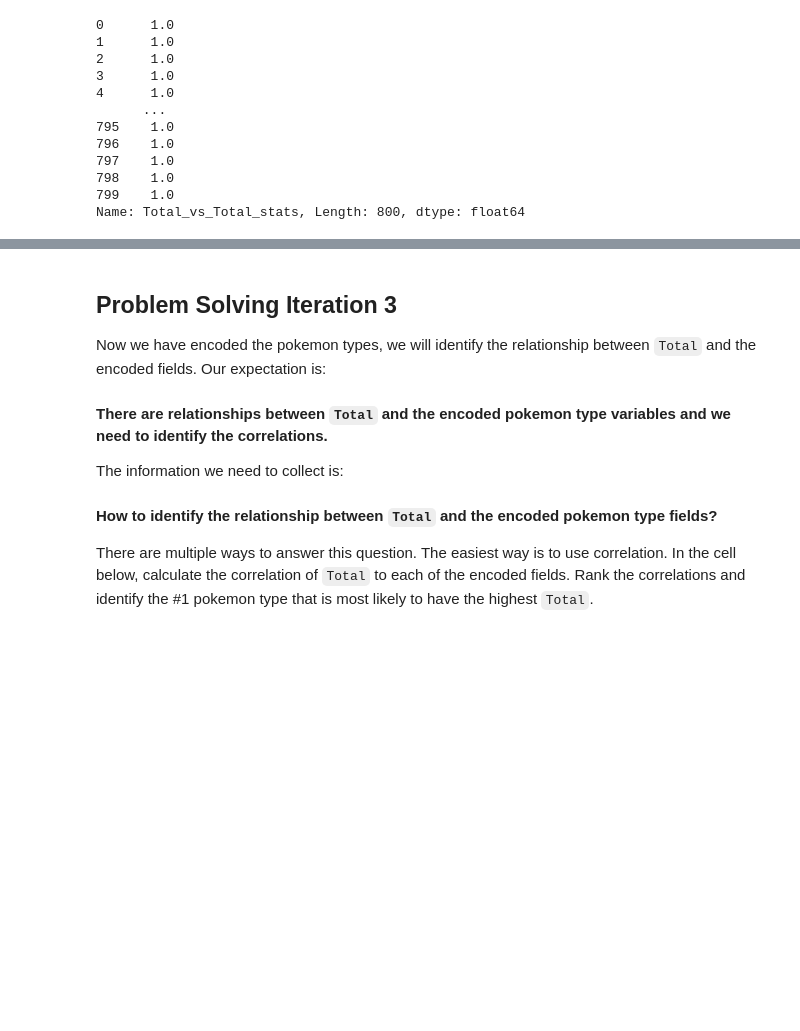
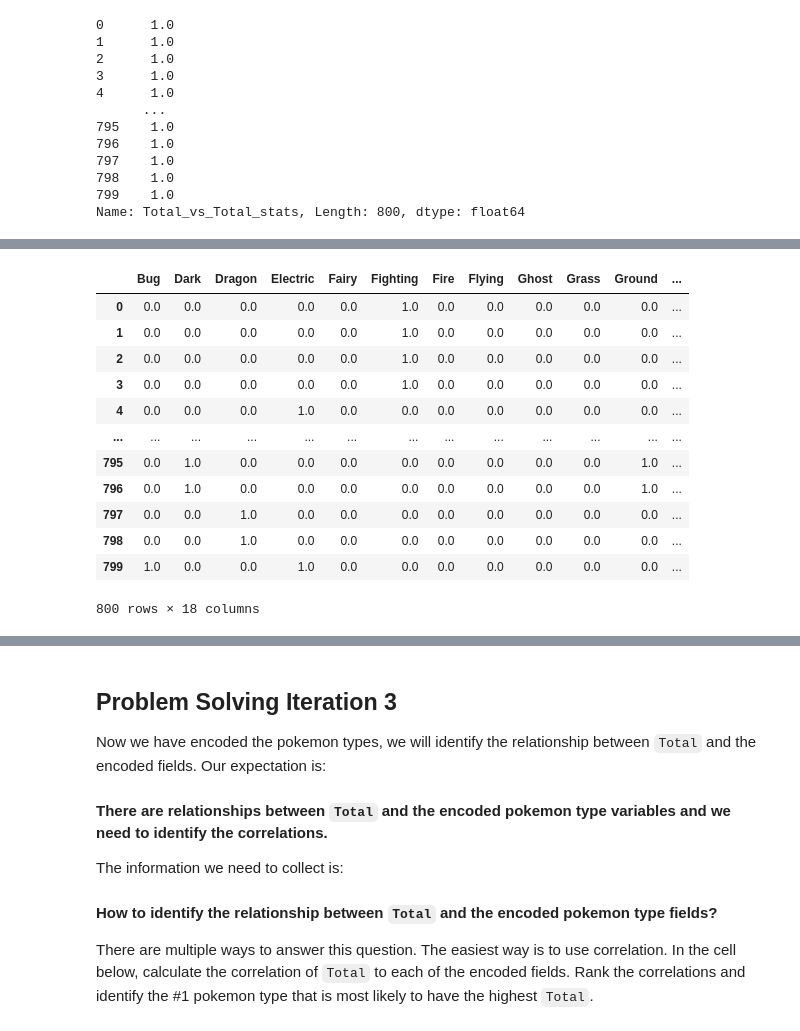
Before and after one commit to CallmeIshmaelH/lab-dataframe-calculations, a Jupyter notebook: your-code/challenge-2.ipynb, the cells around one changed output, grey strips where cells are left out. Cells and saved outputs as stored; diff of their text form; code cells hidden in the pictures; blank space fills up the shorter version.

```diff
--- a/your-code/challenge-2.ipynb
+++ b/your-code/challenge-2.ipynb
@@ -106,6 +106,51 @@ For instance, if a pokemon has `Type 1` as `Poison` and `Type 2` as `Fire`, then
 The new numerical variables you create should look like below:
 
 ![One Hot Encoding](../images/one-hot-encoding.png)
+# %%
+# your code here
+
+# import onehot encoder
+from sklearn.preprocessing import OneHotEncoder
+
+# create datframe of Types
+poketypes = pokemon[['Type 1', 'Type 2']]
+
+# get headers for encoded columns
+columns1 = [x for x in poketypes['Type 1'].unique()]
+columns2 = [y for y in poketypes['Type 2'].unique()]
+headers = [columns1, columns2]
+
+# OneHotEncode both Type1 and Type2
+OneHotTypes = OneHotEncoder().fit(poketypes)
+poketypes_encoded = OneHotTypes.transform(poketypes).toarray()
+
+# assign column headers
+pokeheaders = []
+for columns in headers:
+    for column_header in columns:
+        pokeheaders.append(column_header)
+poketypes_encoded = pd.DataFrame(poketypes_encoded, columns = pokeheaders)
+
+
+poketypes_encoded1 = poketypes_encoded.iloc[:,:18]
+poketypes_encoded2 = poketypes_encoded.iloc[:,18:]
+poketypes_encoded3 = poketypes_encoded1 + poketypes_encoded2
+poketypes_encoded3 = poketypes_encoded3.iloc[:, 1:]
+poketypes_encoded3
+# %% [output]
+|  | Bug | Dark | Dragon | Electric | Fairy | Fighting | Fire | Flying | Ghost | Grass | Ground | ... |
+| 0 | 0.0 | 0.0 | 0.0 | 0.0 | 0.0 | 1.0 | 0.0 | 0.0 | 0.0 | 0.0 | 0.0 | ... |
+| 1 | 0.0 | 0.0 | 0.0 | 0.0 | 0.0 | 1.0 | 0.0 | 0.0 | 0.0 | 0.0 | 0.0 | ... |
+| 2 | 0.0 | 0.0 | 0.0 | 0.0 | 0.0 | 1.0 | 0.0 | 0.0 | 0.0 | 0.0 | 0.0 | ... |
+| 3 | 0.0 | 0.0 | 0.0 | 0.0 | 0.0 | 1.0 | 0.0 | 0.0 | 0.0 | 0.0 | 0.0 | ... |
+| 4 | 0.0 | 0.0 | 0.0 | 1.0 | 0.0 | 0.0 | 0.0 | 0.0 | 0.0 | 0.0 | 0.0 | ... |
+| ... | ... | ... | ... | ... | ... | ... | ... | ... | ... | ... | ... | ... |
+| 795 | 0.0 | 1.0 | 0.0 | 0.0 | 0.0 | 0.0 | 0.0 | 0.0 | 0.0 | 0.0 | 1.0 | ... |
+| 796 | 0.0 | 1.0 | 0.0 | 0.0 | 0.0 | 0.0 | 0.0 | 0.0 | 0.0 | 0.0 | 1.0 | ... |
+| 797 | 0.0 | 0.0 | 1.0 | 0.0 | 0.0 | 0.0 | 0.0 | 0.0 | 0.0 | 0.0 | 0.0 | ... |
+| 798 | 0.0 | 0.0 | 1.0 | 0.0 | 0.0 | 0.0 | 0.0 | 0.0 | 0.0 | 0.0 | 0.0 | ... |
+| 799 | 1.0 | 0.0 | 0.0 | 1.0 | 0.0 | 0.0 | 0.0 | 0.0 | 0.0 | 0.0 | 0.0 | ... |
+800 rows × 18 columns
 # %%
 # your code here
 
```
Also changed, not shown: parts of 4 cells of this notebook, 1 other file.
